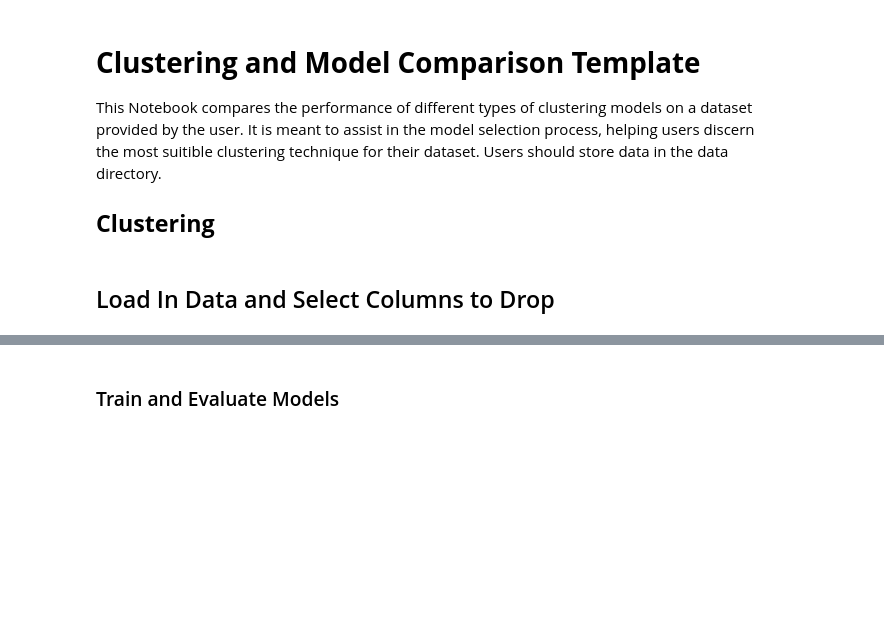
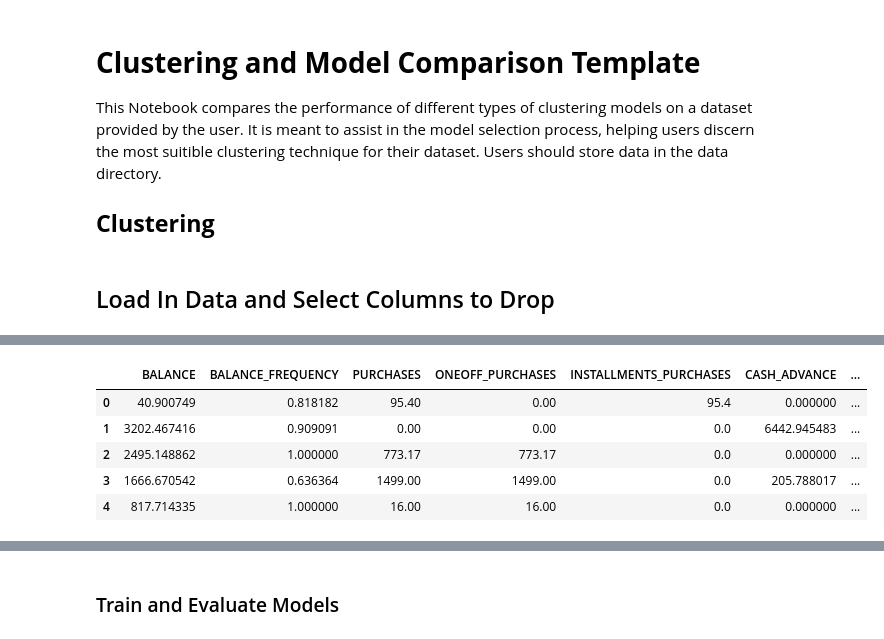
Before and after one commit to payumba-polydelta/regression-technique-comparison-template, a Jupyter notebook: clustering_template.ipynb, the cells around one changed output, grey strips where cells are left out. Saved outputs shown, nothing was run; the diff lists cells and outputs as text; code cells hidden in the pictures; blank space fills up the shorter version.

```diff
--- a/clustering_template.ipynb
+++ b/clustering_template.ipynb
@@ -60,0 +37,74 @@ data_df = load_data()
+# %%
+DATA_FILE_NAME: str = "clustering_customer_data.csv"
+COLUMNS_TO_DROP: list[str] = ["CUST_ID"]  # We don't need the customer ID for clustering
+
+
+def display_dataframe(df: pd.DataFrame, font_size: int = 20) -> None:
+    """
+    Displays the passed in DataFrame with the specified font size.
+
+    Args:
+        df (pd.DataFrame): The DataFrame to be displayed.
+        font_size (int): The font size at which the DataFrame should be displayed.
+
+    Returns:
+        None
+    """
+    # Convert the DataFrame to HTML
+    df_html = df.to_html()
+    # Apply the font size directly to the HTML
+    styled_html = f'<div style="font-size: {font_size}px;">{df_html}</div>'
+    display_html(HTML(styled_html))
+
+
+def display_text(text: str, font_size: int = 16, font_weight: str = 'normal') -> None:
+    """
+    Displays the passed in text with the specified font size and font weight.
+
+    Args:
+        text (str): The text to be displayed.
+        font_size (int): The font size at which the text should be displayed.
+        font_weight (str): The font weight (e.g., 'normal', 'bold', 'bolder', 'lighter', or numeric value from 100 to 900).
+
+    Returns:
+        None
+    """
+    # Apply the font size and font weight directly to the HTML
+    styled_html = f'<div style="font-size: {font_size}px; font-weight: {font_weight};">{text}</div>'
+    display_html(HTML(styled_html))
+
+
+def load_data(file_name: str = DATA_FILE_NAME, dropped_columns = COLUMNS_TO_DROP) -> pd.DataFrame:
+    """
+    Loads in user's input file as a pandas DataFrame.
+
+    Args:
+        file_name (str): Name of file containing data for clustering
+        dropped_columns (list[str]): List of columns to drop from the dataframe
+    Returns:
+        pd.DataFrame: Dataframe of variable values for all data entries
+    """
+
+    file_name = "data/" + file_name
+    file_extension = file_name.split(".")[-1]
+
+    if file_extension == "csv":
+        df = pd.read_csv(file_name)
+    elif file_extension in ["xls", "xlsx"]:
+        df = pd.read_excel(file_name)
+    elif file_extension == "json":
+        df = pd.read_json(file_name)
+    else:
+        raise ValueError("Unsupported file format or misspelled file name. Please upload a CSV, Excel, or JSON file and ensure the file name is spelled correctly.")
+
+    df.drop_duplicates(inplace = True)
+    df.drop(columns = dropped_columns, inplace = True)
+
+    return df
+
+data_df = load_data()
+initial_number_of_entries, number_of_variables = data_df.shape
+display_text(f"Initial Number of Entries: {initial_number_of_entries}", font_size = 18)
+display_text(f"Number of Variables: {number_of_variables}", font_size = 18)
+display_dataframe(data_df.head(), font_size = 16)
+# %% [output]
@@ -60,0 +113,6 @@ data_df = load_data()
+|  | BALANCE | BALANCE_FREQUENCY | PURCHASES | ONEOFF_PURCHASES | INSTALLMENTS_PURCHASES | CASH_ADVANCE | ... |
+| 0 | 40.900749 | 0.818182 | 95.40 | 0.00 | 95.4 | 0.000000 | ... |
+| 1 | 3202.467416 | 0.909091 | 0.00 | 0.00 | 0.0 | 6442.945483 | ... |
+| 2 | 2495.148862 | 1.000000 | 773.17 | 773.17 | 0.0 | 0.000000 | ... |
+| 3 | 1666.670542 | 0.636364 | 1499.00 | 1499.00 | 0.0 | 205.788017 | ... |
+| 4 | 817.714335 | 1.000000 | 16.00 | 16.00 | 0.0 | 0.000000 | ... |
```
Also changed, not shown: parts of 30 cells of this notebook, 1 other file.
